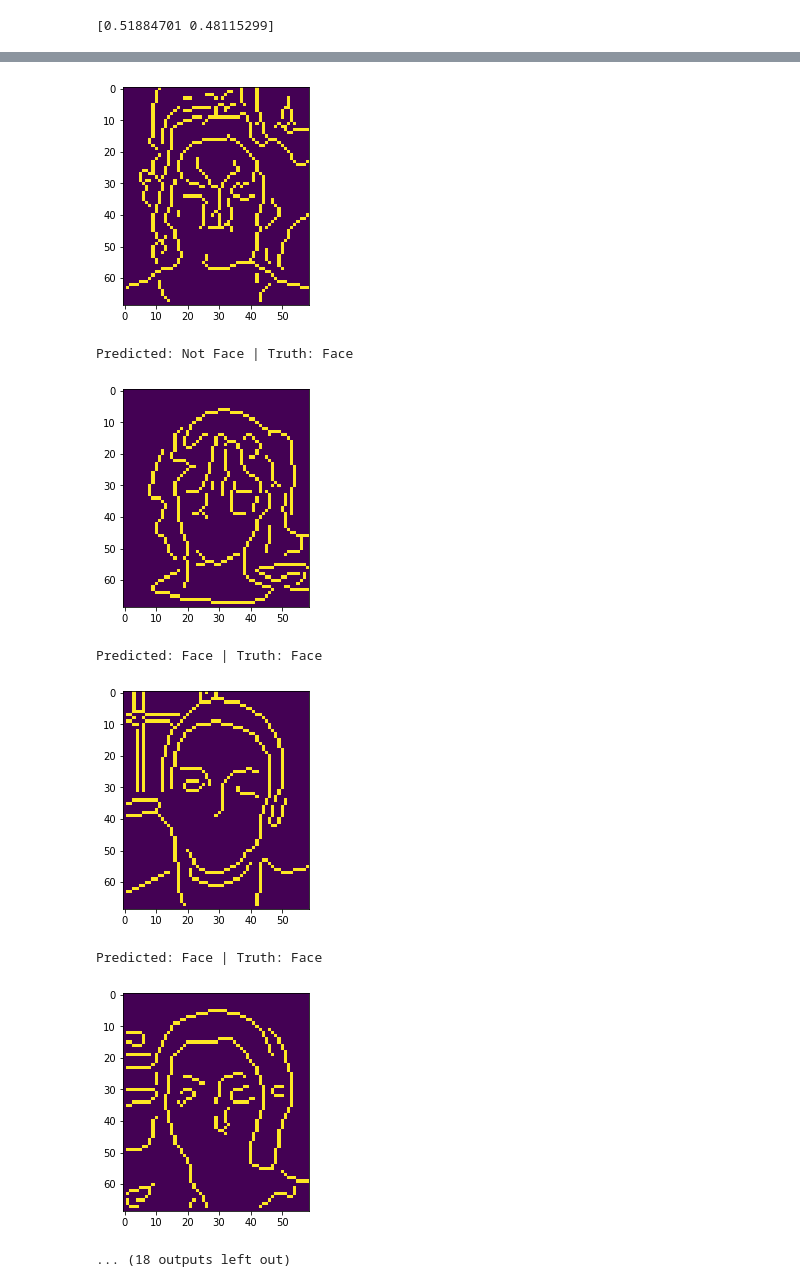
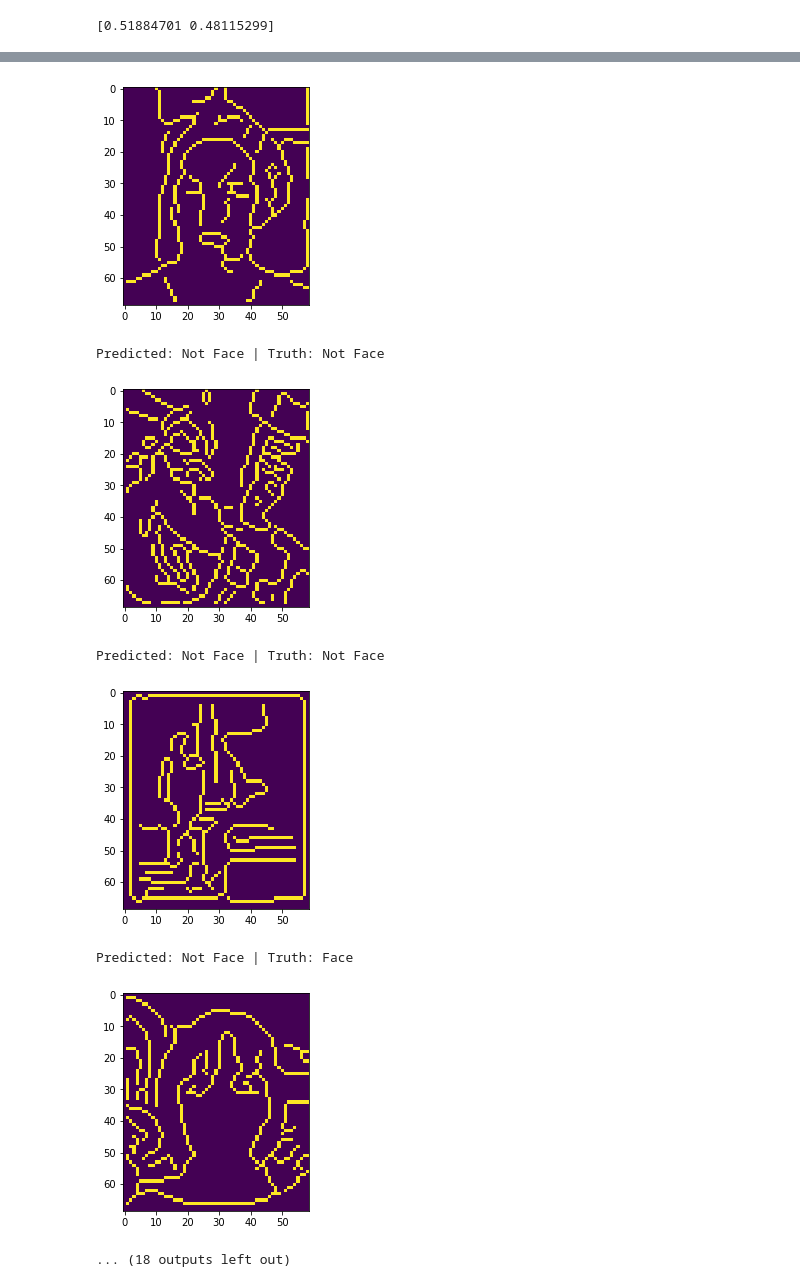
Before and after one commit to DuncanJWood/AI_face_and_digit_classification, a Jupyter notebook: Perceptron_faces.ipynb, the cells around one changed output, grey strips where cells are left out. Drawn from its saved outputs; the diff is of its cells as text; code cells hidden in the pictures.

Commit message:
added training accuracy

```diff
--- a/Perceptron_faces.ipynb
+++ b/Perceptron_faces.ipynb
@@ -30,6 +30,7 @@ tdst = cv2.filter2D(src = timages, ddepth = -1, kernel = kernel, anchor = (0,0))
 test_zones = tdst[::7,::3,:]
 # %%
 def train_perceptron_faces(passes, labels, zones):
+    tally = 0
     weights = np.zeros(200)
     bias = 0
     for k in range(passes):
@@ -42,7 +43,10 @@ def train_perceptron_faces(passes, labels, zones):
             elif b >= 0 and labels[i] == False:
                 weights -= arr
                 bias -= 1
-    return weights, bias
+            elif k == passes-1 and ((b >= 0 and labels[i] == True) or (b <0 and labels[i] == False)):
+                tally += 1
+    acc = tally/len(labels)
+    return weights, bias, acc
 # %%
 def run_perceptron_faces(weights, labels, zones, bias):
     tally = 0
@@ -51,9 +55,10 @@ def run_perceptron_faces(weights, labels, zones, bias):
         b = np.dot(weights, arr) + bias
         if (b >= 0 and labels[i] == True) or (b < 0 and labels[i] == False):
             tally += 1
-    return (tally/len(labels))
+    acc = tally/len(labels)
+    return acc
 # %%
-w, b = train_perceptron_faces(2000, train_labels, train_zones)
-
+w, b, c = train_perceptron_faces(2000, train_labels, train_zones)
+print(c)
 run_perceptron_faces(w, validation_labels, vzones, b)
 # %% [output]
@@ -103,16 +115,18 @@ def run_set_amount(images,zones, labels, weights, bias , num_pictures, random):
     classes = ('Not Face', 'Face')
     if random == True:
         available_indices = np.random.choice(len(zones[0][0]), num_pictures, replace = False)
+        print(available_indices)
         available_zones = zones[:,:,available_indices]
         available_labels= labels[available_indices]
+        print(available_labels)
         for i in range(num_pictures):
             arr = available_zones[:,:,i].ravel()
             b = np.dot(weights, arr) + bias
             p = 1
             if b < 0:
                 p = 0
-            print(f"Predicted: {classes[p]} | Truth: {classes[labels[i]]}")
-            plt.imshow(images[i,:,:])
+            print(f"Predicted: {classes[p]} | Truth: {classes[available_labels[i]]}")
+            plt.imshow(images[available_indices[i],:,:])
             plt.show()
 
 
@@ -126,11 +140,11 @@ def run_set_amount(images,zones, labels, weights, bias , num_pictures, random):
             p = 1
             if b < 0:
                 p = 0
-            print(f"Predicted: {classes[p]} | Truth: {classes[labels[i]]}")
+            print(f"Predicted: {classes[p]} | Truth: {classes[available_labels[i]]}")
             plt.imshow(images[i,:,:])
             plt.show()
 # %%
 weights, bias = train_perceptron_faces(200, train_labels, train_zones)
 
-run_set_amount(test_images,test_zones, test_labels, weights, bias, 15, False)
+run_set_amount(test_images,test_zones, test_labels, weights, bias, 15, True)
 # %% [output]
@@ -141,9 +157,9 @@ Predicted: Face | Truth: Face
 Predicted: Face | Truth: Face
-[figure, old version]
+[figure, new version]
-Predicted: Not Face | Truth: Face
+Predicted: Not Face | Truth: Not Face
-[figure, old version]
+[figure, new version]
-Predicted: Face | Truth: Face
+Predicted: Not Face | Truth: Not Face
-[figure, old version]
+[figure, new version]
-Predicted: Face | Truth: Face
+Predicted: Not Face | Truth: Face
-[figure, old version]
+[figure, new version]
 ... (18 outputs left out)
```
Also changed, not shown: parts of 4 cells of this notebook.
